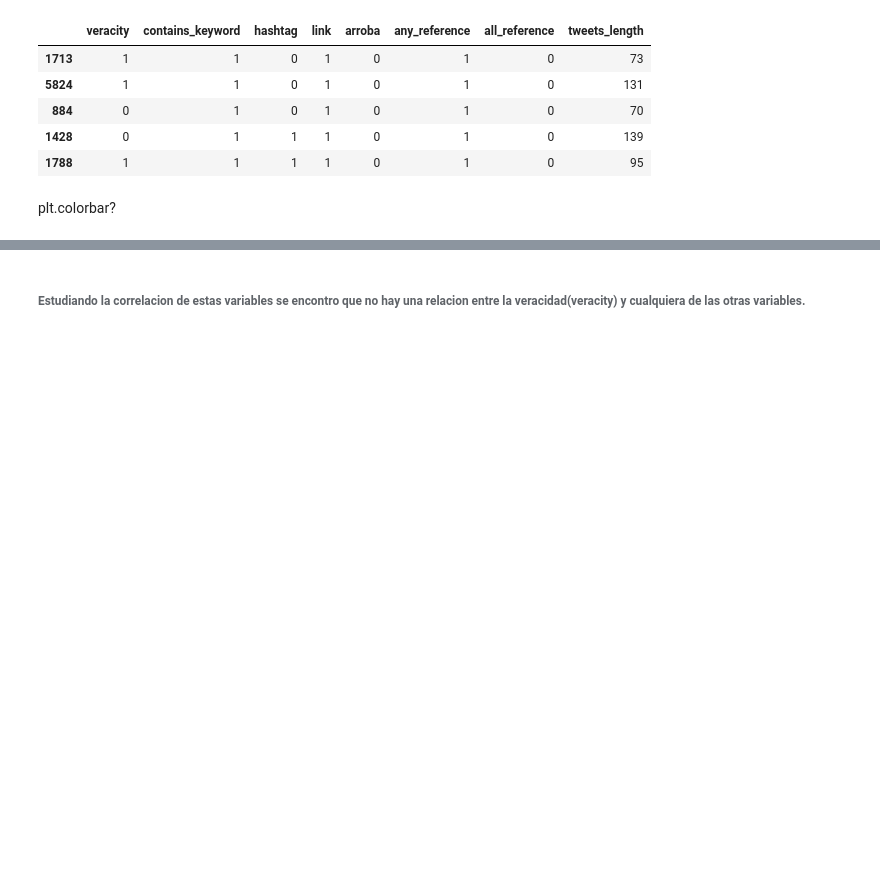
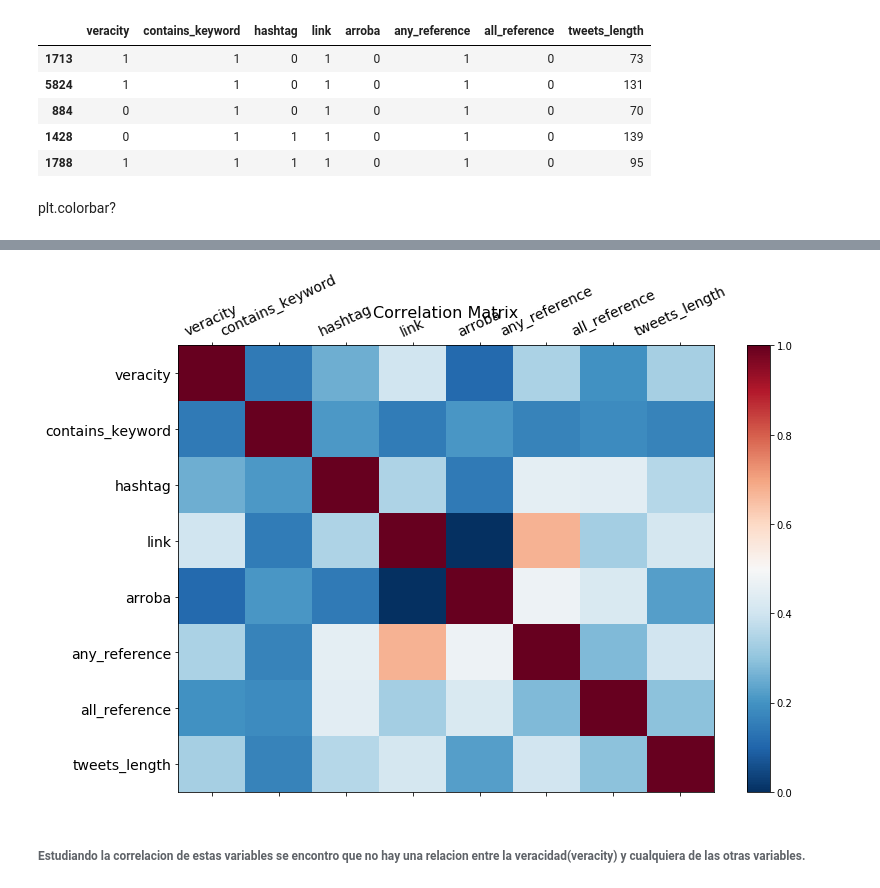
Before and after one commit to BraianVicente/7506-real_or_not, a Jupyter notebook: src/twitter/NLP With Tweets - TP1 - Analisis Exploratorio - Lenguaje.ipynb, the cells around one changed output, grey strips where cells are left out. Cells and saved outputs as stored; diff of their text form; code cells hidden in the pictures; blank space fills up the shorter version.

```diff
--- a/src/twitter/NLP With Tweets - TP1 - Analisis Exploratorio - Lenguaje.ipynb
+++ b/src/twitter/NLP With Tweets - TP1 - Analisis Exploratorio - Lenguaje.ipynb
@@ -704,3 +723,16 @@ plt.show()
+# %%
+f = plt.figure(figsize=(12,8))
+plt.matshow(numeric_values_tweets.corr(), fignum=f.number)
+plt.xticks(range(numeric_values_tweets.shape[1]), numeric_values_tweets.columns, fontsize=14, rotation=25)
+plt.yticks(range(numeric_values_tweets.shape[1]), numeric_values_tweets.columns, fontsize=14)
+my_cmap2=sns.diverging_palette(170, 250, as_cmap=True)
+
+cb = plt.colorbar(cm.ScalarMappable(cmap='RdBu_r'))
+plt.imshow(numeric_values_tweets.corr(),aspect='auto',cmap='RdBu_r')
+plt.title('Correlation Matrix', fontsize=16);
+plt.show()
+# %% [output]
+[figure, added]
 # %% [markdown]
 ######  Estudiando la correlacion de estas variables se encontro que no hay una relacion entre la veracidad(veracity) y cualquiera de las otras variables.
 # %%
```
Also changed, not shown: parts of 26 cells of this notebook.
